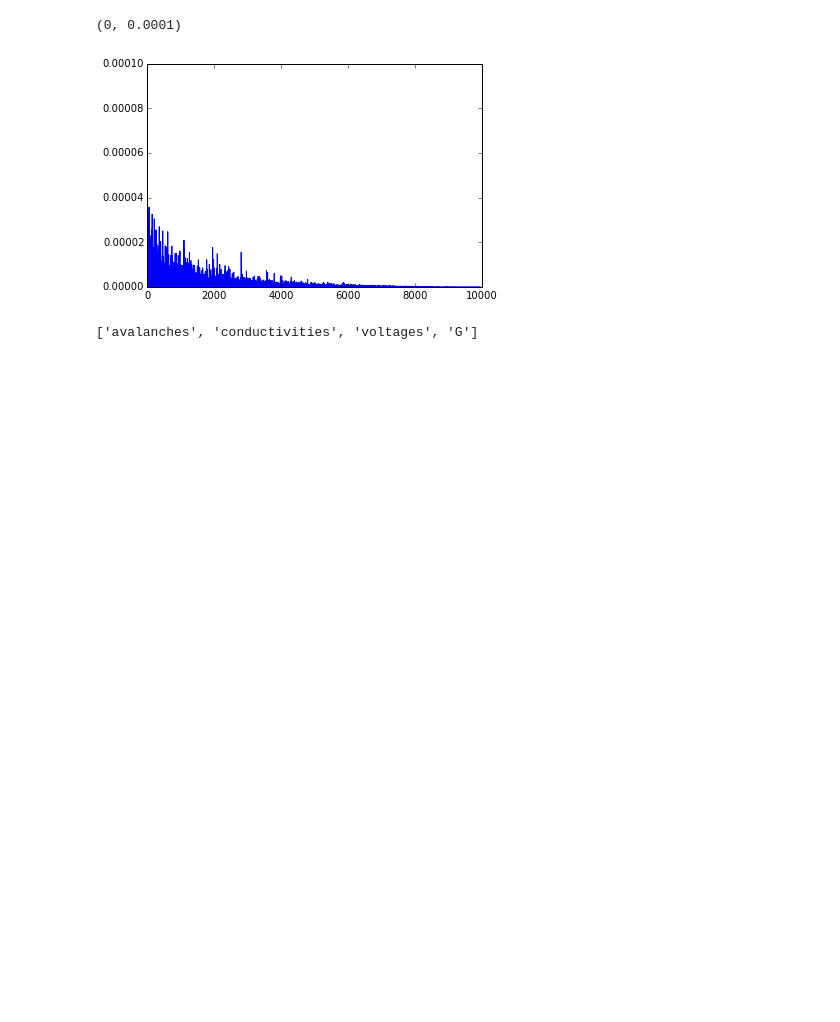
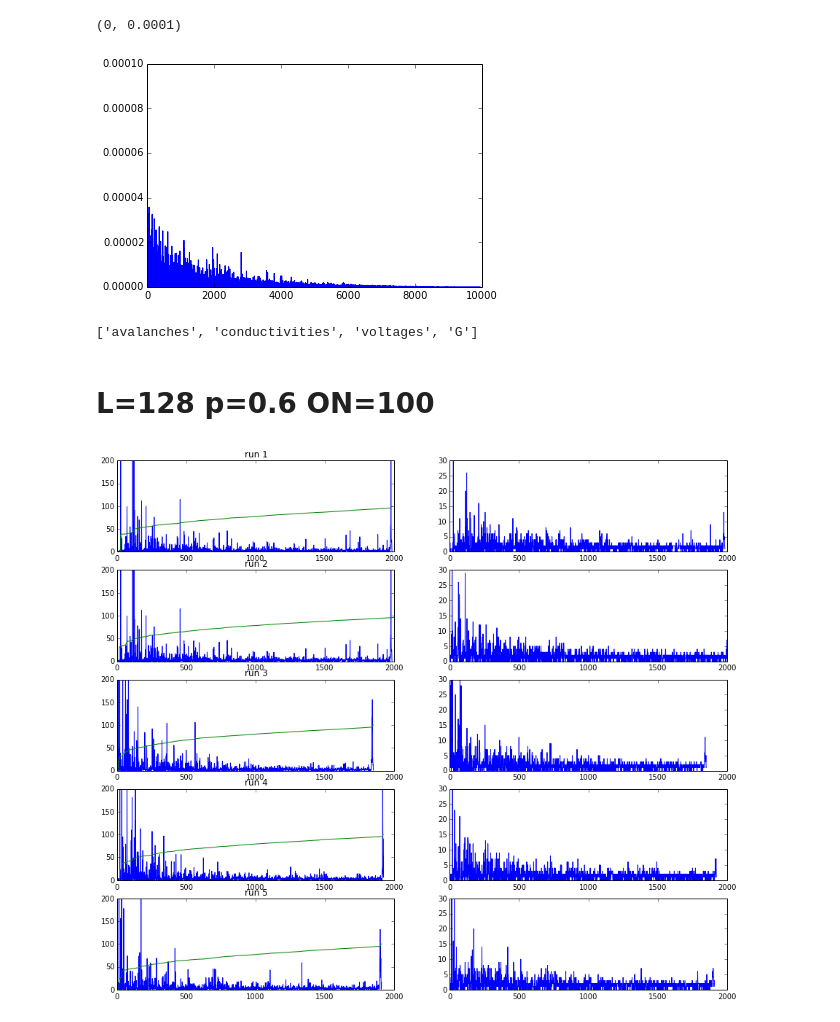
Before and after one commit to forrestsheldon/memNets, a Jupyter notebook: Memristor_Fuse_Data.ipynb, the cells around one changed output. Drawn from its saved outputs; the diff is of its cells as text; code cells hidden in the pictures; blank space fills up the shorter version.

Commit message:
Added more plots for 128 runs and working on fixing less than computation in reversible fuse network

```diff
--- a/Memristor_Fuse_Data.ipynb
+++ b/Memristor_Fuse_Data.ipynb
@@ -632,3 +632,5 @@ ax.set_ylim(0, 1e-4)
 L128_p6_ON1_1.files
 # %% [output]
 ['avalanches', 'conductivities', 'voltages', 'G']
+# %% [markdown]
+# L=128 p=0.6 ON=100
@@ -634,0 +663,48 @@ L128_p6_ON1_1.files
+# %%
+fig, ax = plt.subplots(5, 2, figsize=(15, 13))
+
+ax[0,0].plot(avalanches_L128_p6_ON100_1)
+ax[0,0].plot(np.cumsum(avalanches_L128_p6_ON100_1) * 100 / np.sum(avalanches_L128_p6_ON100_1))
+ax[0,0].set_title('run 1')
+ax[0,0].set_ylim(0, 200)
+
+ax[0,1].plot(steps_L128_p6_ON100_1)
+ax[0,1].set_ylim(0, 30)
+
+ax[1,0].plot(avalanches_L128_p6_ON100_1)
+ax[1,0].plot(np.cumsum(avalanches_L128_p6_ON100_2) * 100 / np.sum(avalanches_L128_p6_ON100_2))
+ax[1,0].set_title('run 2')
+ax[1,0].set_ylim(0, 200)
+
+ax[1,1].plot(steps_L128_p6_ON100_2)
+ax[1,1].set_ylim(0, 30)
+
+ax[2,0].plot(avalanches_L128_p6_ON100_3)
+ax[2,0].plot(np.cumsum(avalanches_L128_p6_ON100_3) * 100 / np.sum(avalanches_L128_p6_ON100_3))
+ax[2,0].set_title('run 3')
+ax[2,0].set_ylim(0, 200)
+
+ax[2,1].plot(steps_L128_p6_ON100_3)
+ax[2,1].set_ylim(0, 30)
+
+ax[3,0].plot(avalanches_L128_p6_ON100_4)
+ax[3,0].plot(np.cumsum(avalanches_L128_p6_ON100_4) * 100 / np.sum(avalanches_L128_p6_ON100_4))
+ax[3,0].set_title('run 4')
+ax[3,0].set_ylim(0, 200)
+
+ax[3,1].plot(steps_L128_p6_ON100_4)
+ax[3,1].set_ylim(0, 30)
+
+ax[4,0].plot(avalanches_L128_p6_ON100_5)
+ax[4,0].plot(np.cumsum(avalanches_L128_p6_ON100_5) * 100 / np.sum(avalanches_L128_p6_ON100_5))
+ax[4,0].set_title('run 5')
+ax[4,0].set_ylim(0, 200)
+
+ax[4,1].plot(steps_L128_p6_ON100_5)
+ax[4,1].set_ylim(0, 30)
+
+for a in ax:
+    for b in a:
+        b.set_xlim(0, 2000)
+# %% [output]
+[figure, added]
```
Also changed, not shown: parts of 6 cells of this notebook, 1 other file.
